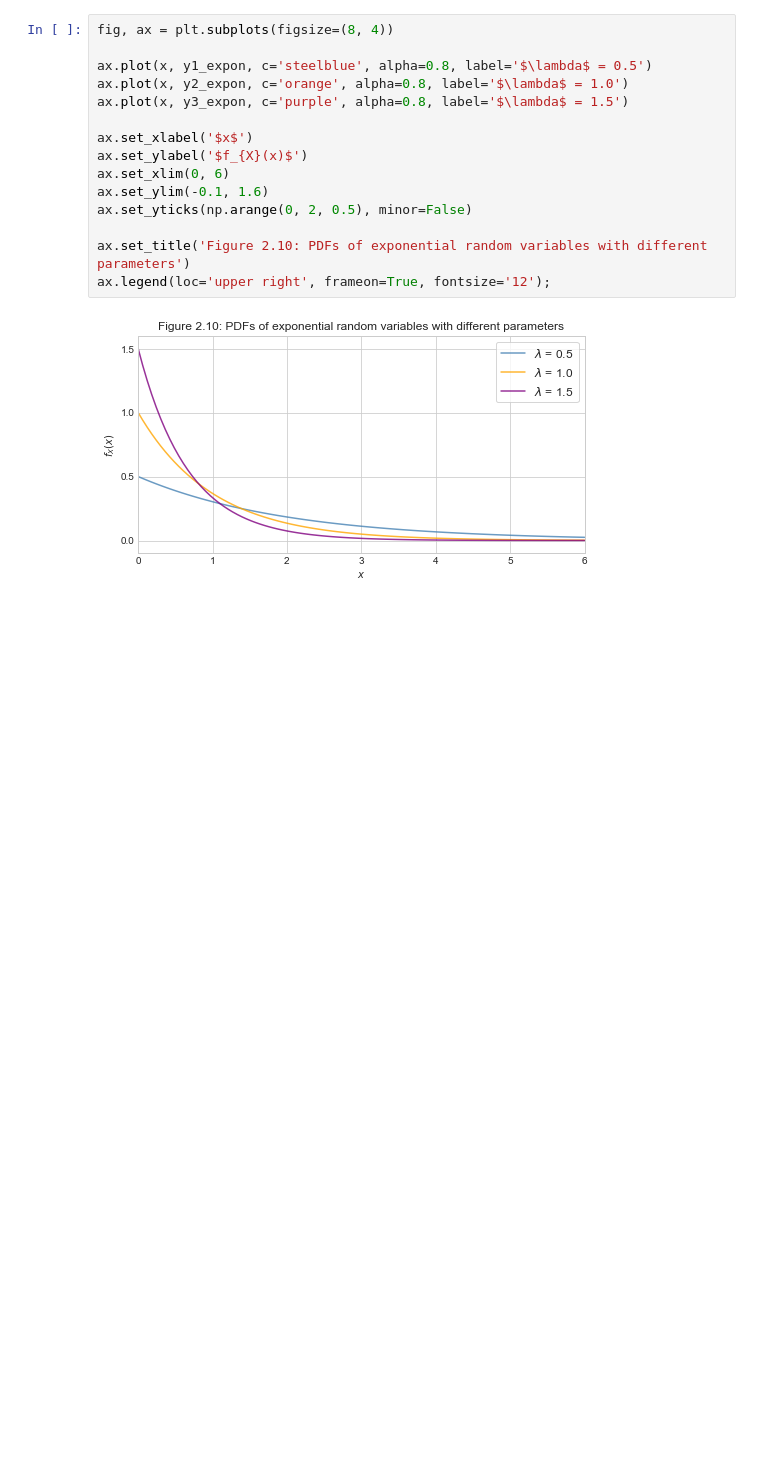
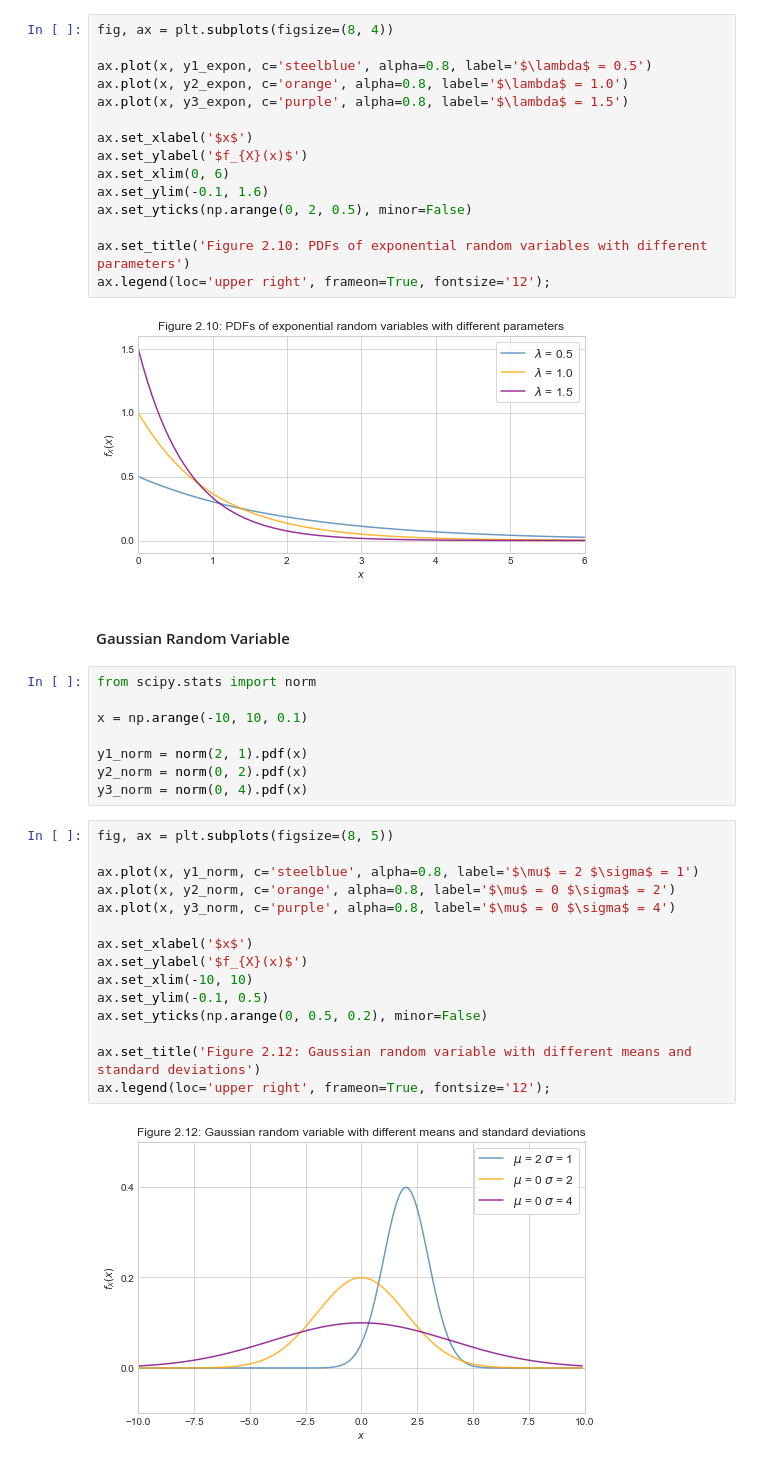
Before and after one commit to ditdili/An_Intro_To_Statistical_Learning, a Jupyter notebook: notebooks/probandstats/C2-3-3-Important_Continuous_Random_Variables.ipynb, the cells around one changed output. Drawn from its saved outputs; the diff is of its cells as text; blank space fills up the shorter version.

```diff
--- a/notebooks/probandstats/C2-3-3-Important_Continuous_Random_Variables.ipynb
+++ b/notebooks/probandstats/C2-3-3-Important_Continuous_Random_Variables.ipynb
@@ -62,3 +62,30 @@ ax.set_title('Figure 2.10: PDFs of exponential random variables with different p
 ax.legend(loc='upper right', frameon=True, fontsize='12');
 # %% [output]
 [figure]
+# %% [markdown]
+#### Gaussian Random Variable
+# %%
+from scipy.stats import norm
+
+x = np.arange(-10, 10, 0.1)
+
+y1_norm = norm(2, 1).pdf(x)
+y2_norm = norm(0, 2).pdf(x)
+y3_norm = norm(0, 4).pdf(x)
+# %%
+fig, ax = plt.subplots(figsize=(8, 5))
+
+ax.plot(x, y1_norm, c='steelblue', alpha=0.8, label='$\mu$ = 2 $\sigma$ = 1')
+ax.plot(x, y2_norm, c='orange', alpha=0.8, label='$\mu$ = 0 $\sigma$ = 2')
+ax.plot(x, y3_norm, c='purple', alpha=0.8, label='$\mu$ = 0 $\sigma$ = 4')
+
+ax.set_xlabel('$x$')
+ax.set_ylabel('$f_{X}(x)$')
+ax.set_xlim(-10, 10)
+ax.set_ylim(-0.1, 0.5)
+ax.set_yticks(np.arange(0, 0.5, 0.2), minor=False)
+
+ax.set_title('Figure 2.12: Gaussian random variable with different means and standard deviations')
+ax.legend(loc='upper right', frameon=True, fontsize='12');
+# %% [output]
+[figure, added]
```
Also changed, not shown: parts of 4 cells of this notebook.
